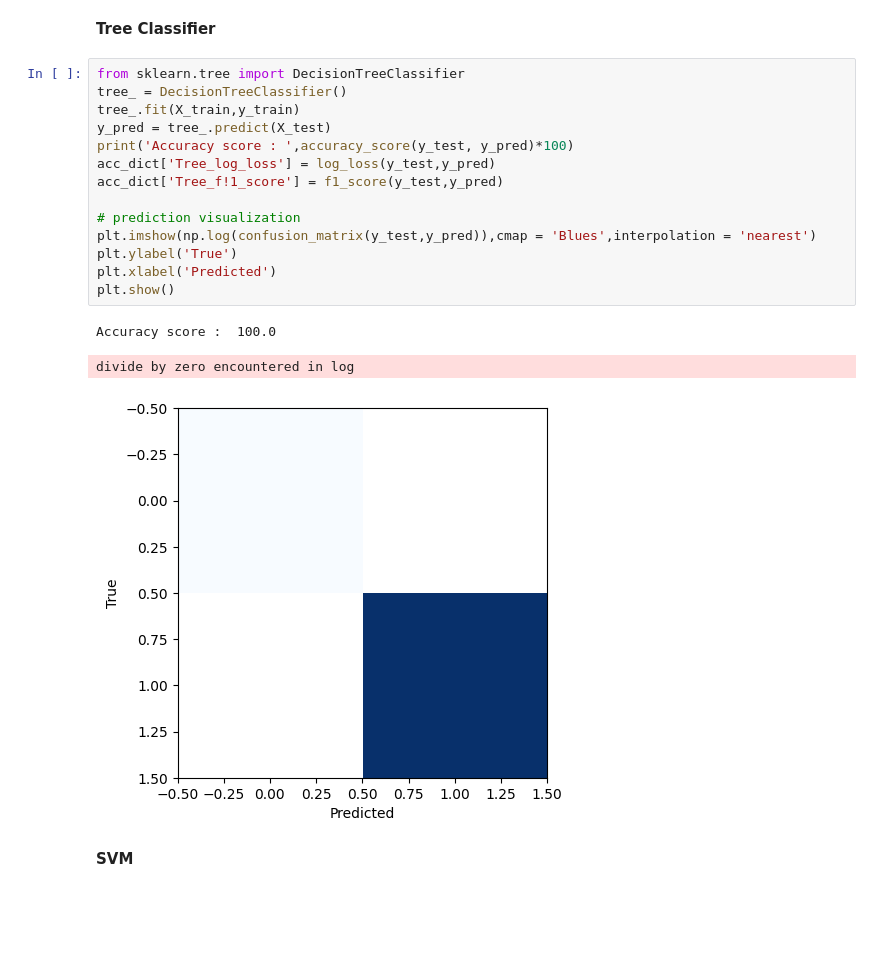
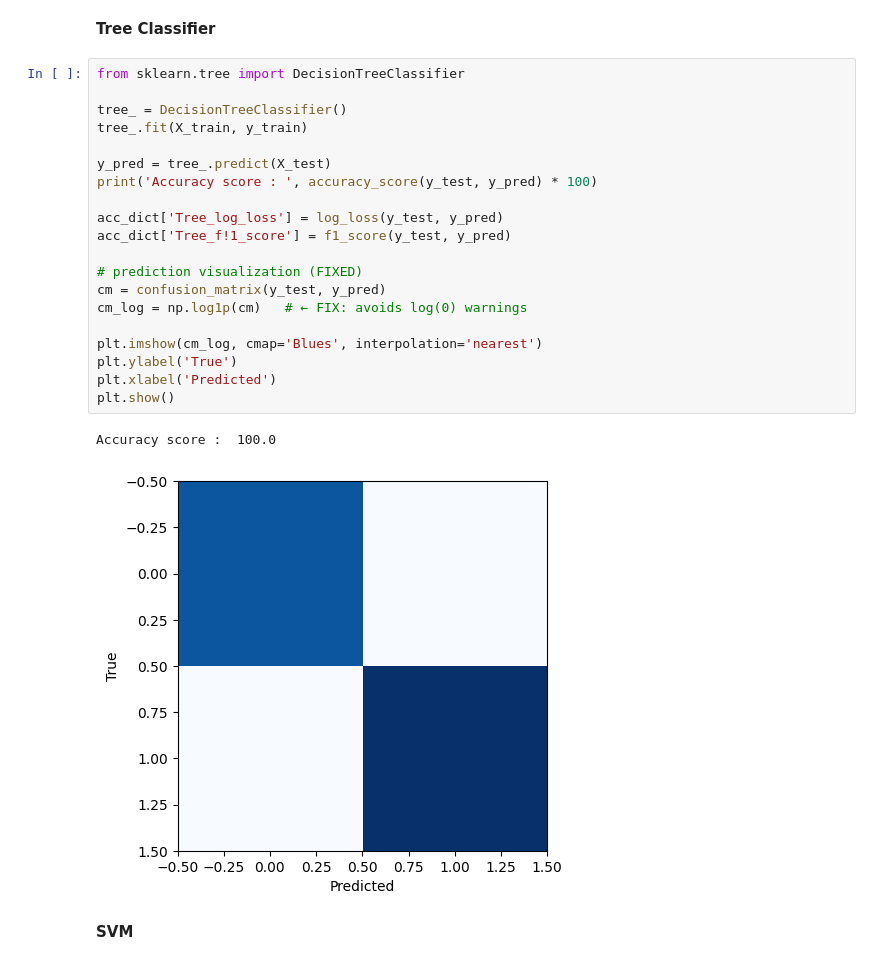
Before and after one commit to anshikabansal18/Cancer-prediction-in-early-stages, a Jupyter notebook: cancer_prediction_in_early_stages.ipynb, the cells around one changed output. Cells and saved outputs as stored; diff of their text form; blank space fills up the shorter version.

```diff
--- a/cancer_prediction_in_early_stages.ipynb
+++ b/cancer_prediction_in_early_stages.ipynb
@@ -342,22 +357,27 @@ divide by zero encountered in log
 **Tree Classifier**
 # %%
 from sklearn.tree import DecisionTreeClassifier
+
 tree_ = DecisionTreeClassifier()
-tree_.fit(X_train,y_train)
+tree_.fit(X_train, y_train)
+
 y_pred = tree_.predict(X_test)
-print('Accuracy score : ',accuracy_score(y_test, y_pred)*100)
-acc_dict['Tree_log_loss'] = log_loss(y_test,y_pred)
-acc_dict['Tree_f!1_score'] = f1_score(y_test,y_pred)
+print('Accuracy score : ', accuracy_score(y_test, y_pred) * 100)
 
-# prediction visualization
-plt.imshow(np.log(confusion_matrix(y_test,y_pred)),cmap = 'Blues',interpolation = 'nearest')
+acc_dict['Tree_log_loss'] = log_loss(y_test, y_pred)
+acc_dict['Tree_f!1_score'] = f1_score(y_test, y_pred)
+
+# prediction visualization (FIXED)
+cm = confusion_matrix(y_test, y_pred)
+cm_log = np.log1p(cm)   # ← FIX: avoids log(0) warnings
+
+plt.imshow(cm_log, cmap='Blues', interpolation='nearest')
 plt.ylabel('True')
 plt.xlabel('Predicted')
 plt.show()
 # %% [output]
 Accuracy score :  100.0
-divide by zero encountered in log
-[figure, old version]
+[figure, new version]
 # %% [markdown]
 **SVM**
 # %%
```
Also changed, not shown: parts of 6 cells of this notebook.
